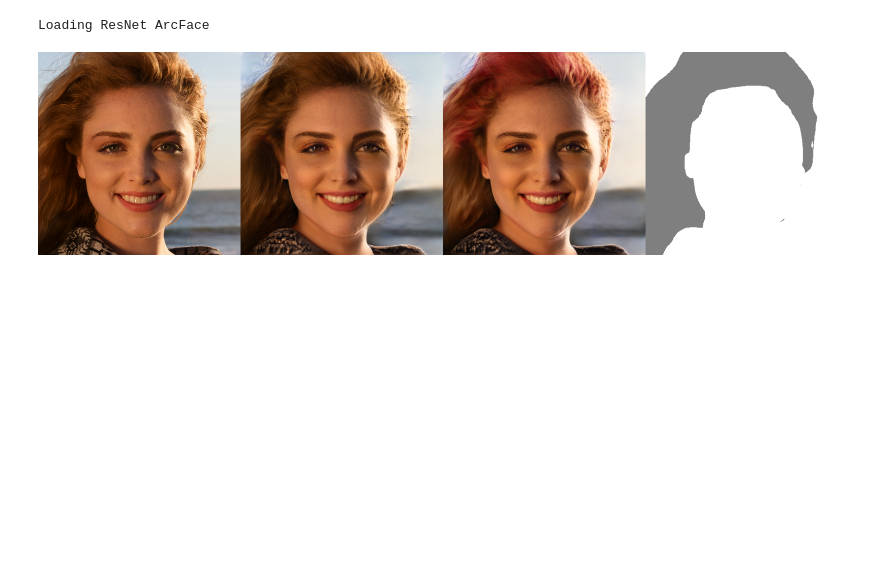
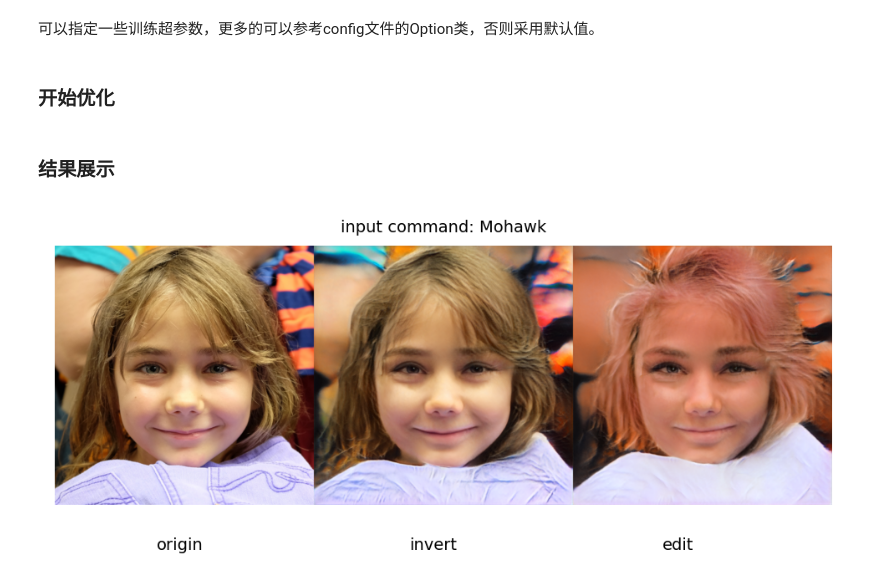
Before and after one commit to wangyuchi369/makeup-clip, a Jupyter notebook: demo.ipynb, the cells around one changed output. Cells and saved outputs as stored; diff of their text form; code cells hidden in the pictures; blank space fills up the shorter version.

Commit message:
update demo, insert matplotlib

```diff
--- a/demo.ipynb
+++ b/demo.ipynb
@@ -22,12 +67,40 @@ region={'organ': ['hair']}
+# %% [markdown]
+可以指定一些训练超参数，更多的可以参考config文件的Option类，否则采用默认值。
+# %%
+text='Mohawk'
+input_img='input_img/img6.png'
+region=None
+opts = Options().get_args()
+opts.latent_lambda = 0.0012
+opts.img_lambda = 0
+opts.id_lambda = 0
+opts.step = 30
+# %% [markdown]
+### 开始优化
 # %%
-result = optim(text=text, input_img=input_img, opts=opts,region=region)
+result = optim(text=text, input_img=input_img, opts=opts, region=region)
-# %% [output]
-Loading ResNet ArcFace
+# %% [markdown]
+### 结果展示
 # %%
+%matplotlib inline
+
 from torchvision.utils import make_grid
 from torchvision.transforms import ToPILImage
 result_image = ToPILImage()(make_grid(result.detach().cpu(), normalize=True, scale_each=True, range=(-1, 1), padding=0))
 h, w = result_image.size
-result_image.resize((h // 2, w // 2))
+result_image = result_image.resize((h // 2, w // 2))
+# result_image
+import matplotlib.pyplot as plt
+plt.figure(dpi=200)
+# plt.figure(figsize=(6, 100))
+plt.axis('off')
+plt.imshow(result_image)
+plt.title('input command: {}'.format(text),fontsize =7)
+plt.text(200,600,'origin',fontsize =7)
+plt.text(700,600,'invert',fontsize =7)
+plt.text(1200,600,'edit',fontsize =7)
+if region:
+    plt.text(1700,600,'mask',fontsize =7)
+plt.show()
 # %% [output]
-[figure, old version]
+[figure, new version]
```
Also changed, not shown: parts of 20 cells of this notebook, 14 other files.
